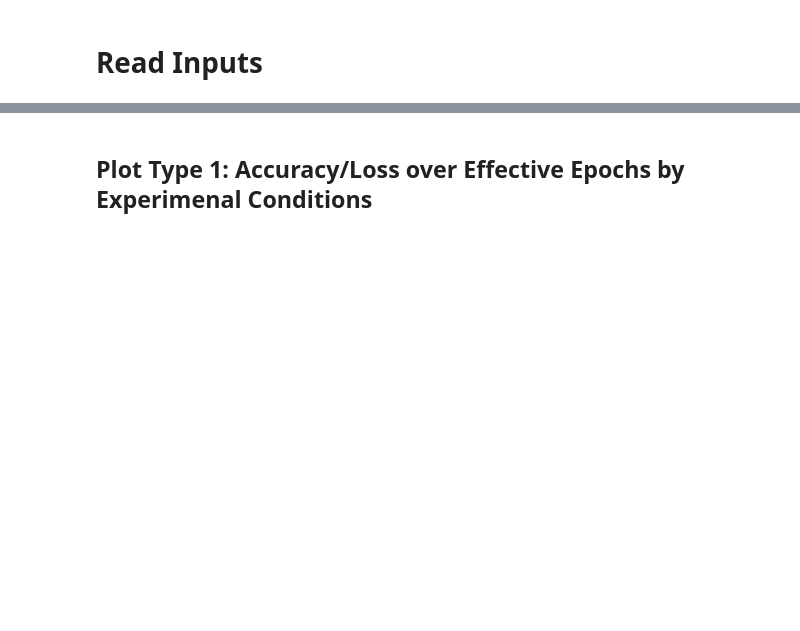
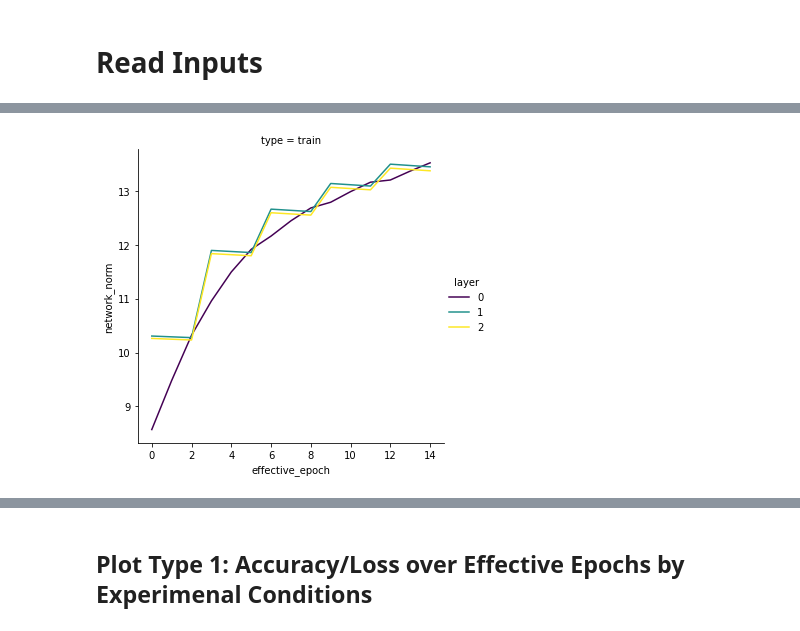
Before and after one commit to ehansen247/layerwise-nn-optimization, a Jupyter notebook: AnalyzeResults.ipynb, the cells around one changed output, grey strips where cells are left out. Saved outputs shown, nothing was run; the diff lists cells and outputs as text; code cells hidden in the pictures; blank space fills up the shorter version.

```diff
--- a/AnalyzeResults.ipynb
+++ b/AnalyzeResults.ipynb
@@ -108,0 +55,5 @@ filename2 = '2022-12-11-09-03_CNN_backprop.csv'
+# %%
+MLP_layerwise_128_MNIST_norm = read_results_df('2022-12-12-06-16_MLP_layerwise')
+MLP_backprop_128_MNIST_norm = read_results_df('2022-12-12-06-18_MLP_backprop')
+CNN_layerwise_64_MNIST_norm = read_results_df('2022-12-12-06-25_CNN_layerwise')
+CNN_backprop_64_MNIST_norm = read_results_df('2022-12-12-06-32_CNN_backprop')
@@ -180,0 +106,5 @@ cnn_c1_layerwise_df.iloc[:30, 4:20]
+# %%
+plot_cross_layer_results(CNN_layerwise_64_MNIST_norm[CNN_layerwise_64_MNIST_norm['type'] == 'train'], y='network_norm',
+                         filename='CNN_layerwise_64_MNIST_crosslayer_norm')
+# %% [output]
+[figure, added]
```
Also changed, not shown: parts of 35 cells of this notebook, 14 other files.
